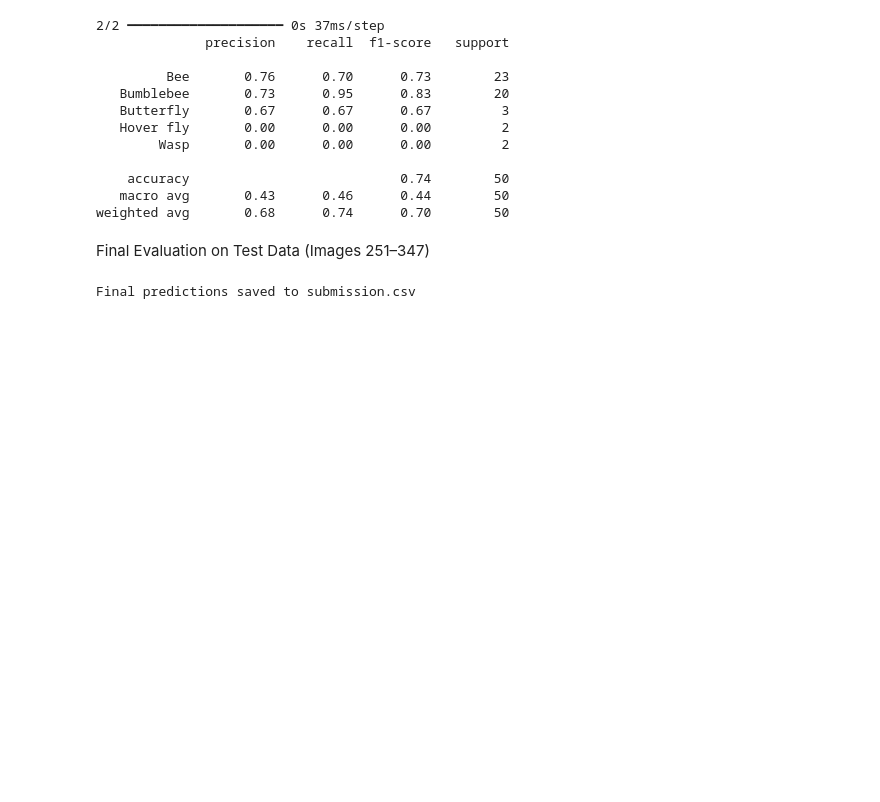
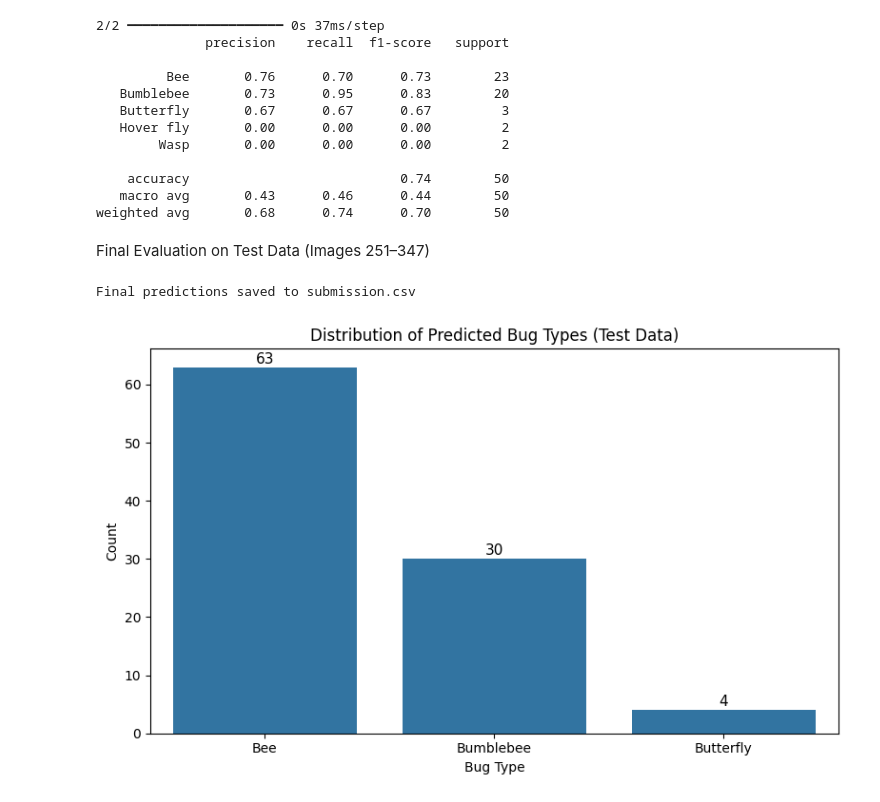
Before and after one commit to DatagirlX/AbasiofonMoses, a Jupyter notebook: Project_ML_.ipynb, the cells around one changed output. Cells and saved outputs as stored; diff of their text form; code cells hidden in the pictures; blank space fills up the shorter version.

```diff
--- a/Project_ML_.ipynb
+++ b/Project_ML_.ipynb
@@ -535,3 +535,23 @@ submission.to_csv('submission.csv', index=False)
 print("Final predictions saved to submission.csv")
 # %% [output]
 Final predictions saved to submission.csv
+# %%
+submission = pd.read_csv('submission.csv')
+
+# Countplot with counts on bars
+plt.figure(figsize=(8, 5))
+ax = sns.countplot(data=submission, x='bug type', order=submission['bug type'].value_counts().index)
+plt.title("Distribution of Predicted Bug Types (Test Data)")
+plt.xlabel("Bug Type")
+plt.ylabel("Count")
+
+# Add text labels above each bar
+for p in ax.patches:
+    ax.annotate(f'{int(p.get_height())}', (p.get_x() + p.get_width() / 2., p.get_height()),
+                ha='center', va='center', fontsize=11, color='black', xytext=(0, 6),
+                textcoords='offset points')
+
+plt.tight_layout()
+plt.show()
+# %% [output]
+[figure, added]
```
